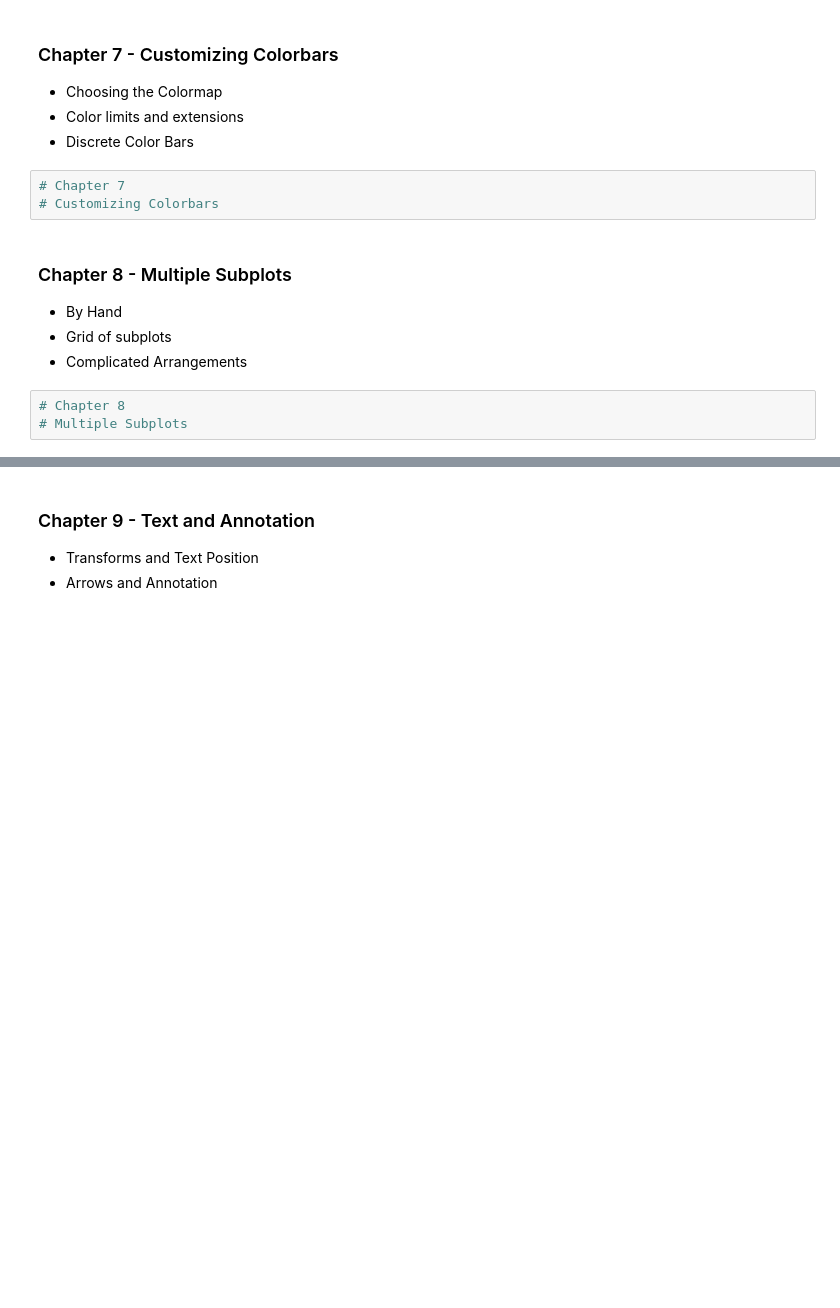
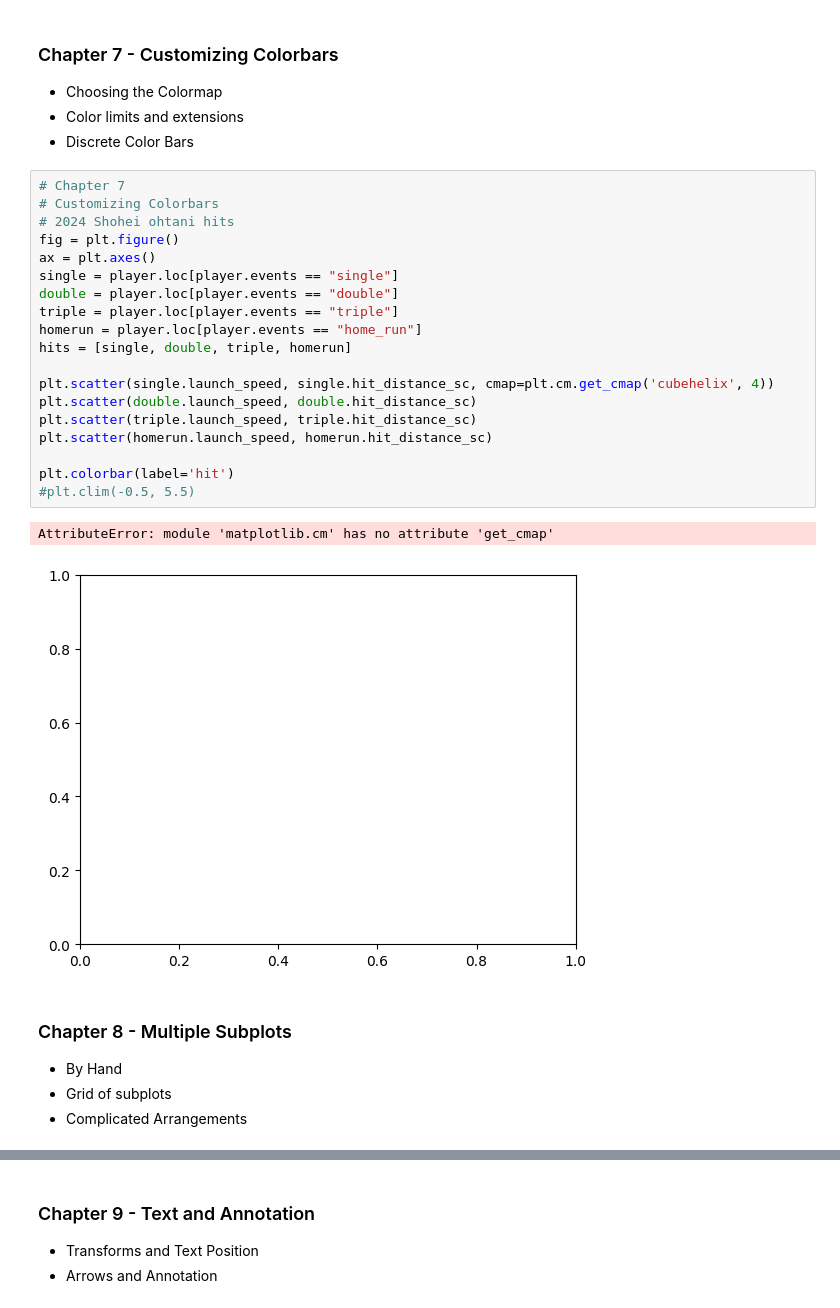
Before and after one commit to C00lEagle/Project4, a Jupyter notebook: Project4MY.ipynb, the cells around one changed output, grey strips where cells are left out. Cells and saved outputs as stored; diff of their text form; blank space fills up the shorter version.

```diff
--- a/Project4MY.ipynb
+++ b/Project4MY.ipynb
@@ -338,14 +338,30 @@ plt.show()
 - Choosing the Colormap
 - Color limits and extensions
 - Discrete Color Bars
-# %%
-# Chapter 7
-# Customizing Colorbars
+# %%
+# Chapter 7
+# Customizing Colorbars
+# 2024 Shohei ohtani hits
+fig = plt.figure()
+ax = plt.axes()
+single = player.loc[player.events == "single"]
+double = player.loc[player.events == "double"]
+triple = player.loc[player.events == "triple"]
+homerun = player.loc[player.events == "home_run"]
+hits = [single, double, triple, homerun]
+
+plt.scatter(single.launch_speed, single.hit_distance_sc, cmap=plt.cm.get_cmap('cubehelix', 4))
+plt.scatter(double.launch_speed, double.hit_distance_sc)
+plt.scatter(triple.launch_speed, triple.hit_distance_sc)
+plt.scatter(homerun.launch_speed, homerun.hit_distance_sc)
+
+plt.colorbar(label='hit')
+#plt.clim(-0.5, 5.5)
+# %% [output]
+AttributeError: module 'matplotlib.cm' has no attribute 'get_cmap'
+[figure, added]
 # %% [markdown]
 ### Chapter 8 - Multiple Subplots
 - By Hand
 - Grid of subplots
 - Complicated Arrangements
-# %%
-# Chapter 8
-# Multiple Subplots
```
Also changed, not shown: parts of 17 cells of this notebook, 1 other file.
